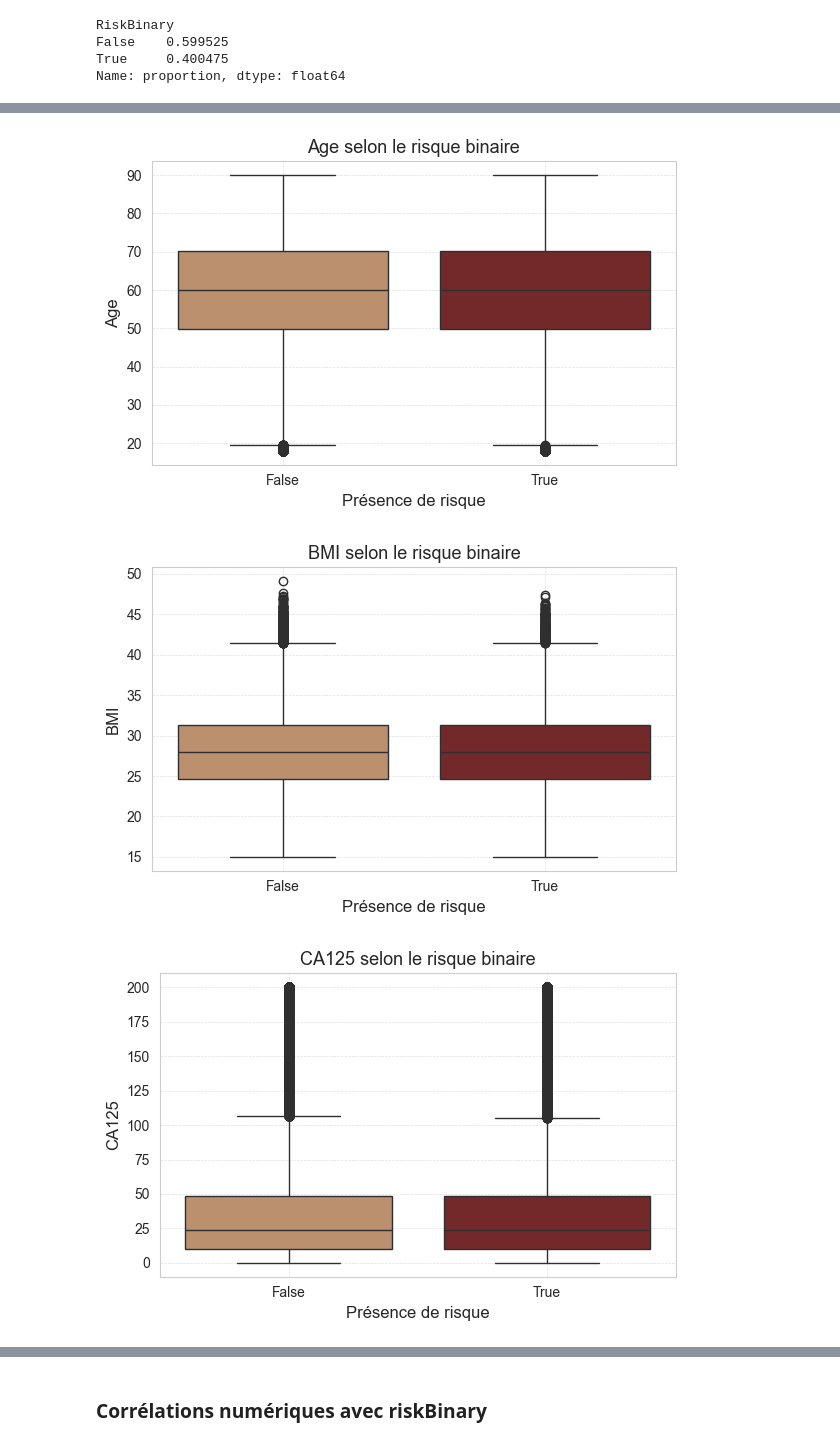
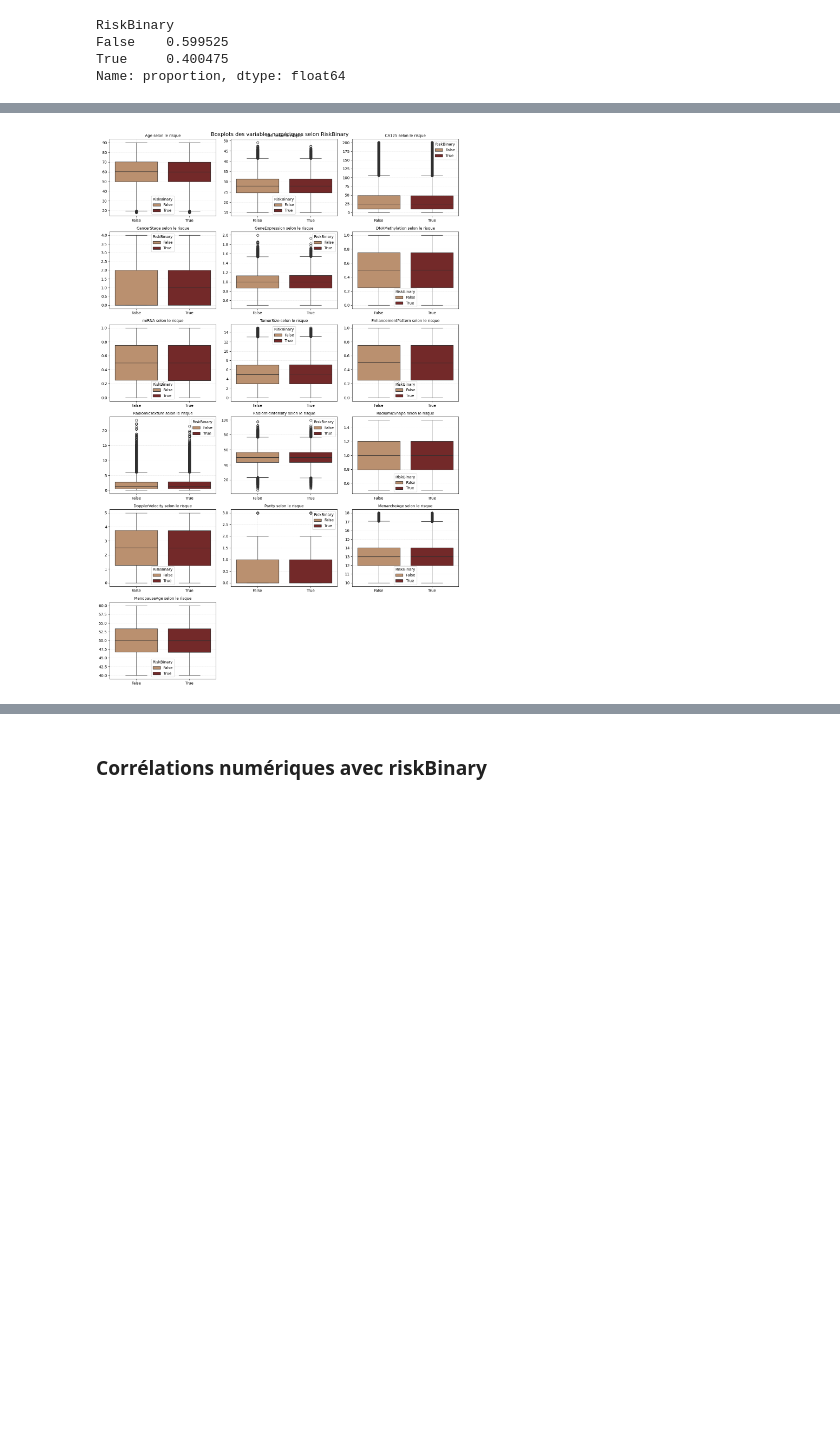
Before and after one commit to isabel6198/svm-projet, a Jupyter notebook: notebook/01_exploration.ipynb, the cells around one changed output, grey strips where cells are left out. Drawn from its saved outputs; the diff is of its cells as text; code cells hidden in the pictures; blank space fills up the shorter version.

```diff
--- a/notebook/01_exploration.ipynb
+++ b/notebook/01_exploration.ipynb
@@ -419,23 +433,35 @@ comparer les distributions des variables numériques selon la classe 0 ou 1
 # %%
-for col in types["numerical"]:
-    if col not in ["RiskLabel", "ProgressionProbability", "RiskBinary"]:
-        plt.figure(figsize=(6, 4))
-        sns.boxplot(
-            x="RiskBinary",
-            y=col,
-            data=df,
-            hue="RiskBinary",
-            palette=palette,
-            dodge=False
-        )
-        plt.title(f"{col} selon le risque binaire", fontsize=13)
-        plt.xlabel("Présence de risque")
-        plt.ylabel(col)
-        plt.grid(True, linestyle="--", linewidth=0.5, alpha=0.6)
-        plt.legend().remove()
-        plt.tight_layout()
-        plt.show()
+numerical_cols = [
+    col for col in types["numerical"]
+    if col not in ["RiskLabel", "ProgressionProbability", "RiskBinary"]
+]
+
+n = len(numerical_cols)
+n_cols = 3
+n_rows = (n + n_cols - 1) // n_cols
+
+fig, axes = plt.subplots(n_rows, n_cols, figsize=(4.5 * n_cols, 3.5 * n_rows))
+
+for ax, col in zip(axes.flatten(), numerical_cols):
+    sns.boxplot(
+        x="RiskBinary",
+        y=col,
+        data=df,
+        hue="RiskBinary",
+        palette=palette,
+        dodge=False,
+        ax=ax
+    )
+    ax.set_title(f"{col} selon le risque", fontsize=10)
+    ax.set_xlabel("")
+    ax.set_ylabel("")
+    ax.grid(True, linestyle="--", linewidth=0.4, alpha=0.5)
+
+for ax in axes.flatten()[n:]:
+    ax.set_visible(False)
+
+plt.suptitle("Boxplots des variables numériques selon RiskBinary", fontsize=14)
+plt.tight_layout()
+plt.show()
 # %% [output]
-[figure, old version]
+[figure, new version]
-[figure, removed]
-[figure, removed]
```
Also changed, not shown: parts of 33 cells of this notebook, 4 other files.
